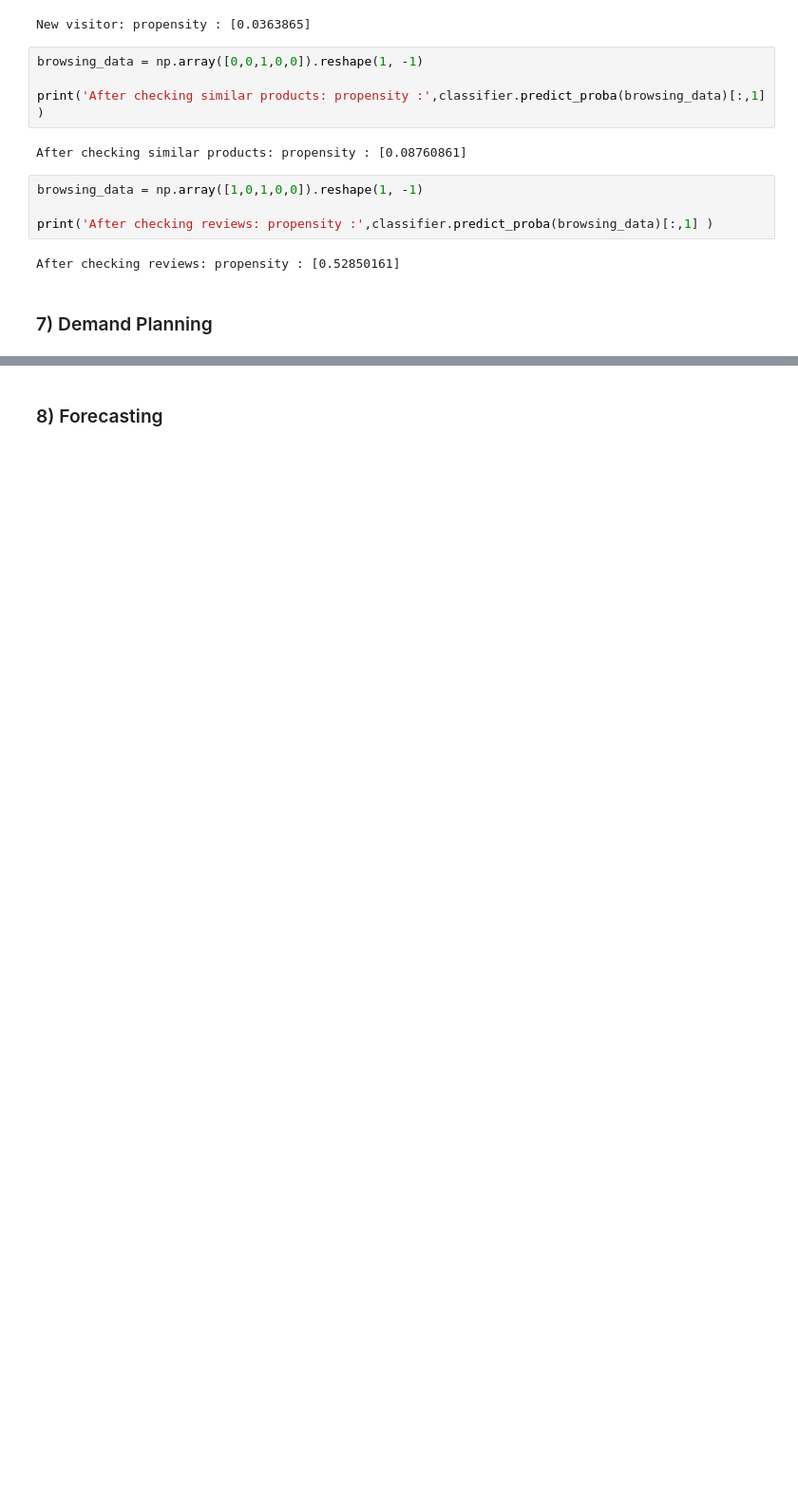
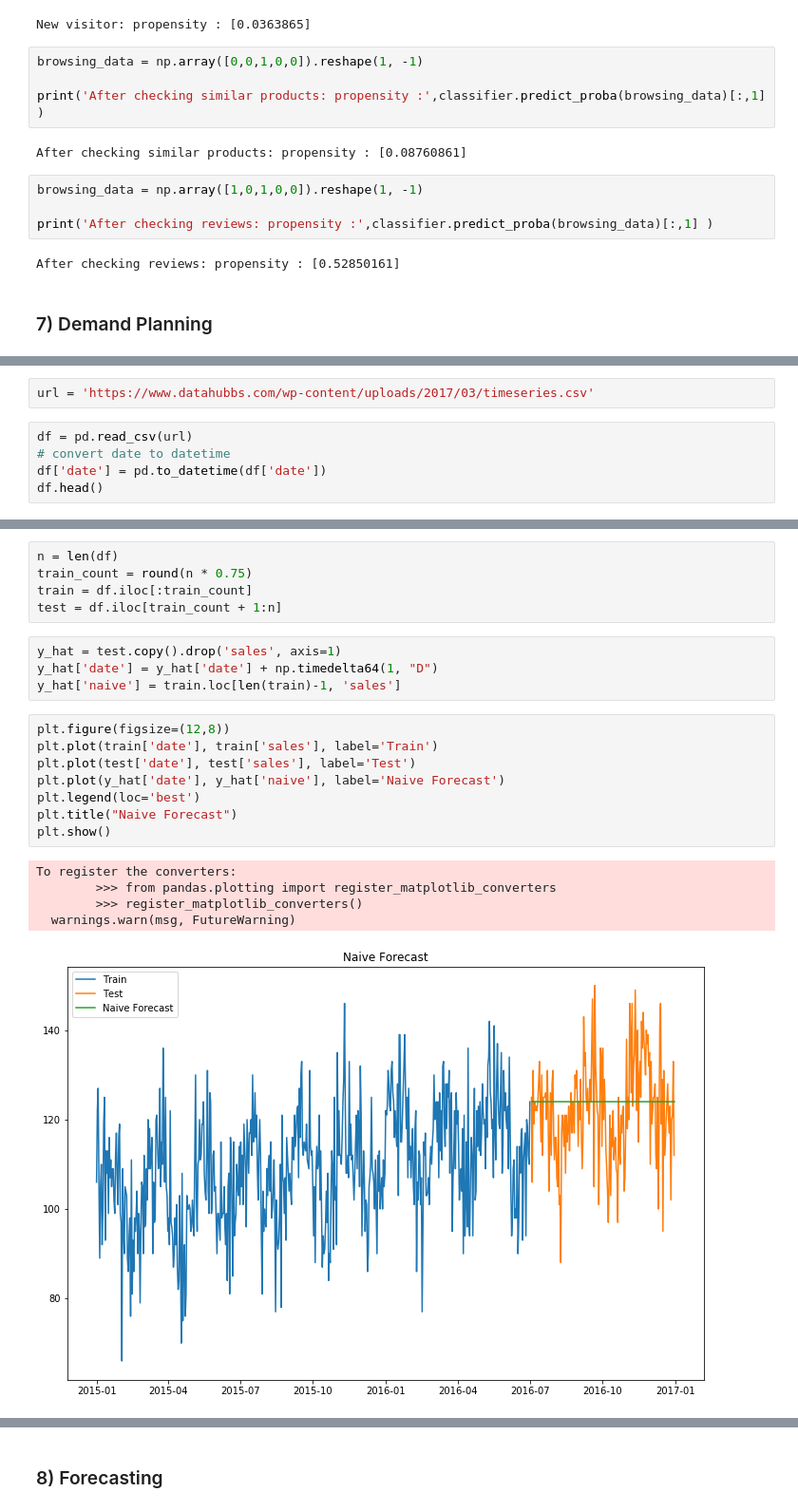
Before and after one commit to geoffreylink/Projects, a Jupyter notebook: 05 Statistical Methods/10 Common Use Cases for Business Analytics.ipynb, the cells around one changed output, grey strips where cells are left out. Shown at 95% size. Saved outputs shown, nothing was run; the diff lists cells and outputs as text; blank space fills up the shorter version.

```diff
--- a/05 Statistical Methods/10 Common Use Cases for Business Analytics.ipynb
+++ b/05 Statistical Methods/10 Common Use Cases for Business Analytics.ipynb
@@ -1028,0 +1034,7 @@ After checking reviews: propensity : [0.52850161]
+# %%
+url = 'https://www.datahubbs.com/wp-content/uploads/2017/03/timeseries.csv'
+# %%
+df = pd.read_csv(url)
+# convert date to datetime
+df['date'] = pd.to_datetime(df['date'])
+df.head()
@@ -1028,0 +1048,23 @@ After checking reviews: propensity : [0.52850161]
+# %%
+n = len(df)
+train_count = round(n * 0.75)
+train = df.iloc[:train_count]
+test = df.iloc[train_count + 1:n]
+# %%
+y_hat = test.copy().drop('sales', axis=1)
+y_hat['date'] = y_hat['date'] + np.timedelta64(1, "D")
+y_hat['naive'] = train.loc[len(train)-1, 'sales']
+# %%
+plt.figure(figsize=(12,8))
+plt.plot(train['date'], train['sales'], label='Train')
+plt.plot(test['date'], test['sales'], label='Test')
+plt.plot(y_hat['date'], y_hat['naive'], label='Naive Forecast')
+plt.legend(loc='best')
+plt.title("Naive Forecast")
+plt.show()
+# %% [output]
+To register the converters:
+        >>> from pandas.plotting import register_matplotlib_converters
+        >>> register_matplotlib_converters()
+  warnings.warn(msg, FutureWarning)
+[figure, added]
```
Also changed, not shown: parts of 36 cells of this notebook, 5 other files.
